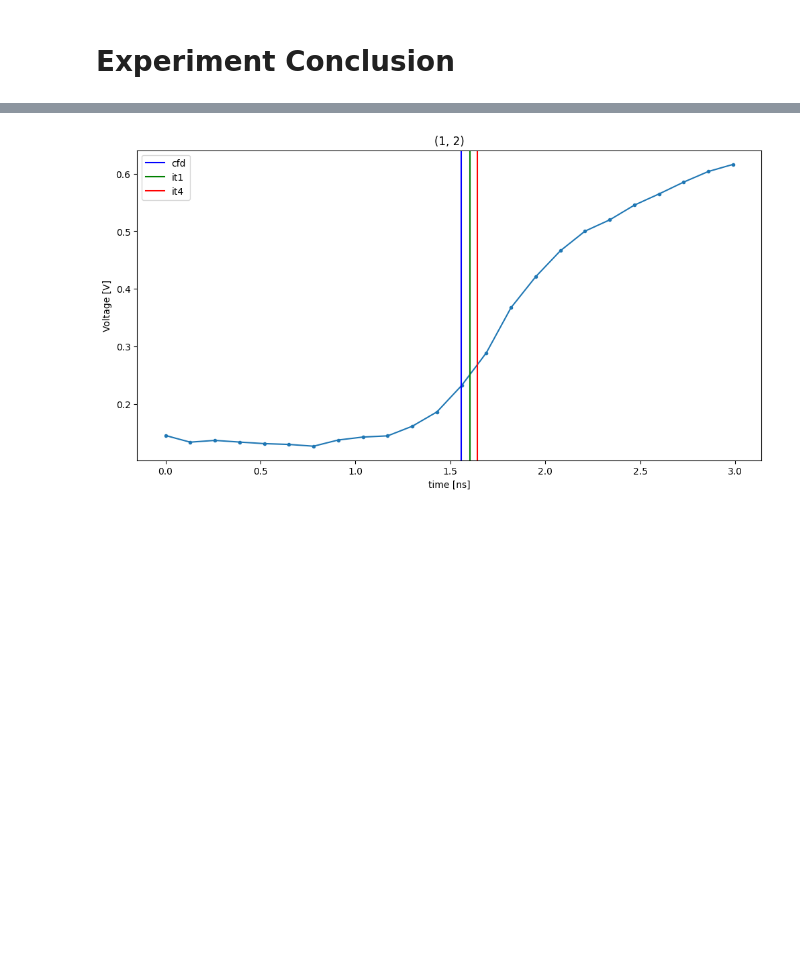
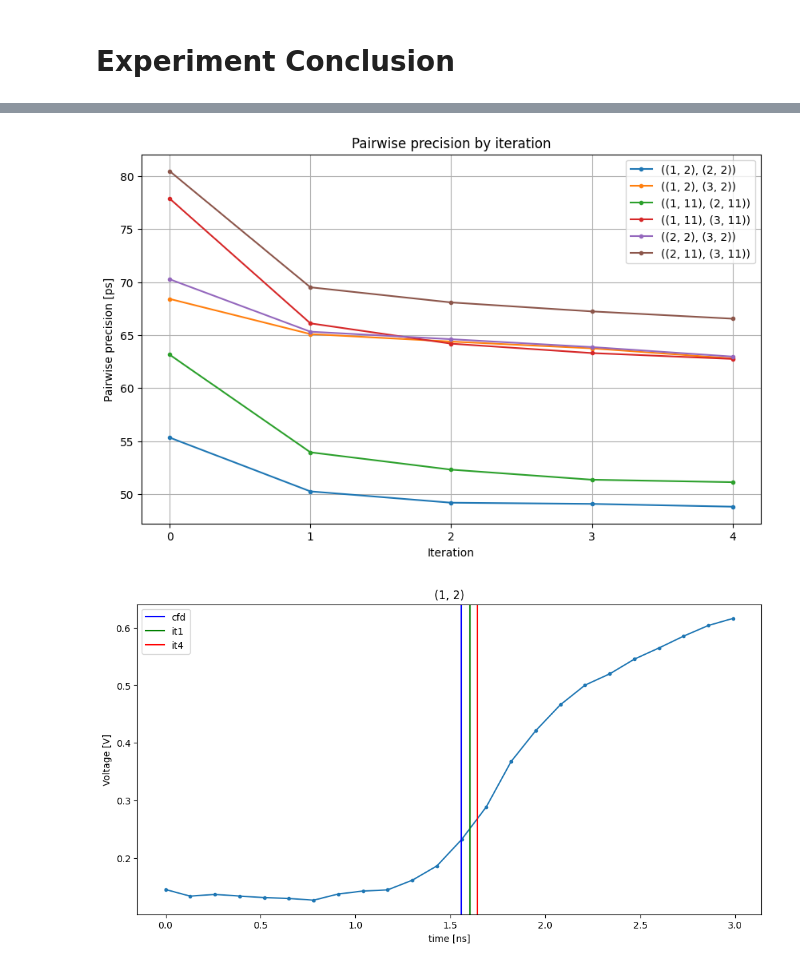
Before and after one commit to MatiXOfficial/pps-timing-ml, a Jupyter notebook: notebooks/neural_networks/iterative_train_improve/iti_experiments.ipynb, the cells around one changed output, grey strips where cells are left out. Saved outputs shown, nothing was run; the diff lists cells and outputs as text; code cells hidden in the pictures; blank space fills up the shorter version.

Commit message:
Added extra plot

```diff
--- a/notebooks/neural_networks/iterative_train_improve/iti_experiments.ipynb
+++ b/notebooks/neural_networks/iterative_train_improve/iti_experiments.ipynb
@@ -482,3 +482,24 @@ plt.show()
+# %%
+plt.figure(figsize=(10, 6))
+
+it_pairwise_prec_by_channel = defaultdict(list)
+for it, pairwise_prec in pairwise_prec_by_it.items():
+    for p_ch_pair, prec in pairwise_prec.items():
+        it_pairwise_prec_by_channel[p_ch_pair].append(prec)
+
+
+for p_ch_pair, prec in it_pairwise_prec_by_channel.items():
+    plt.plot(np.arange(len(prec)), prec, marker='.', label=str(p_ch_pair))
+
+plt.xticks(list(avg_pairwise_prec_by_it.keys()))
+plt.title('Pairwise precision by iteration')
+plt.xlabel('Iteration')
+plt.ylabel('Pairwise precision [ps]')
+plt.legend()
+plt.grid()
+plt.show()
+# %% [output]
+[figure, added]
 # %%
 idx_list = [
     (2, (1, 2)),
```
Also changed, not shown: parts of 9 cells of this notebook, 1 other file.
